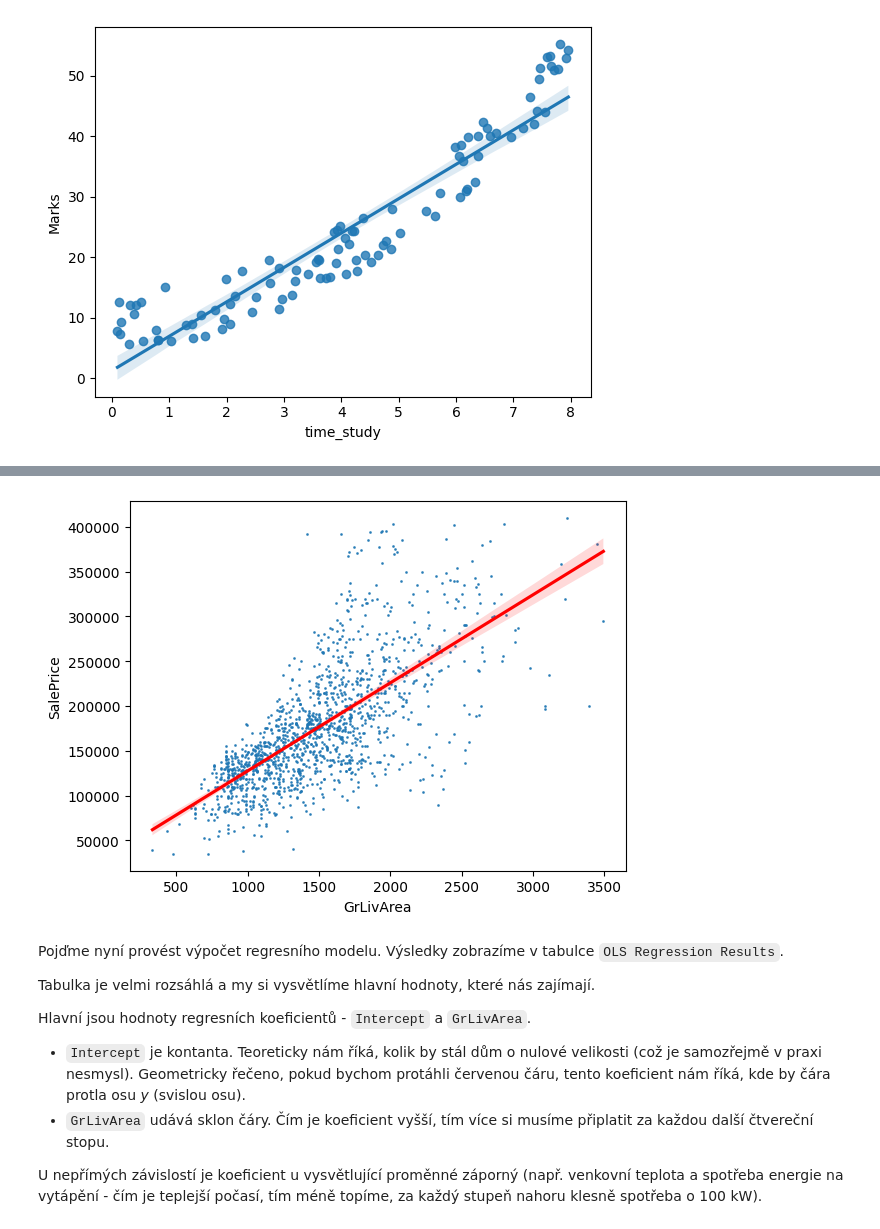
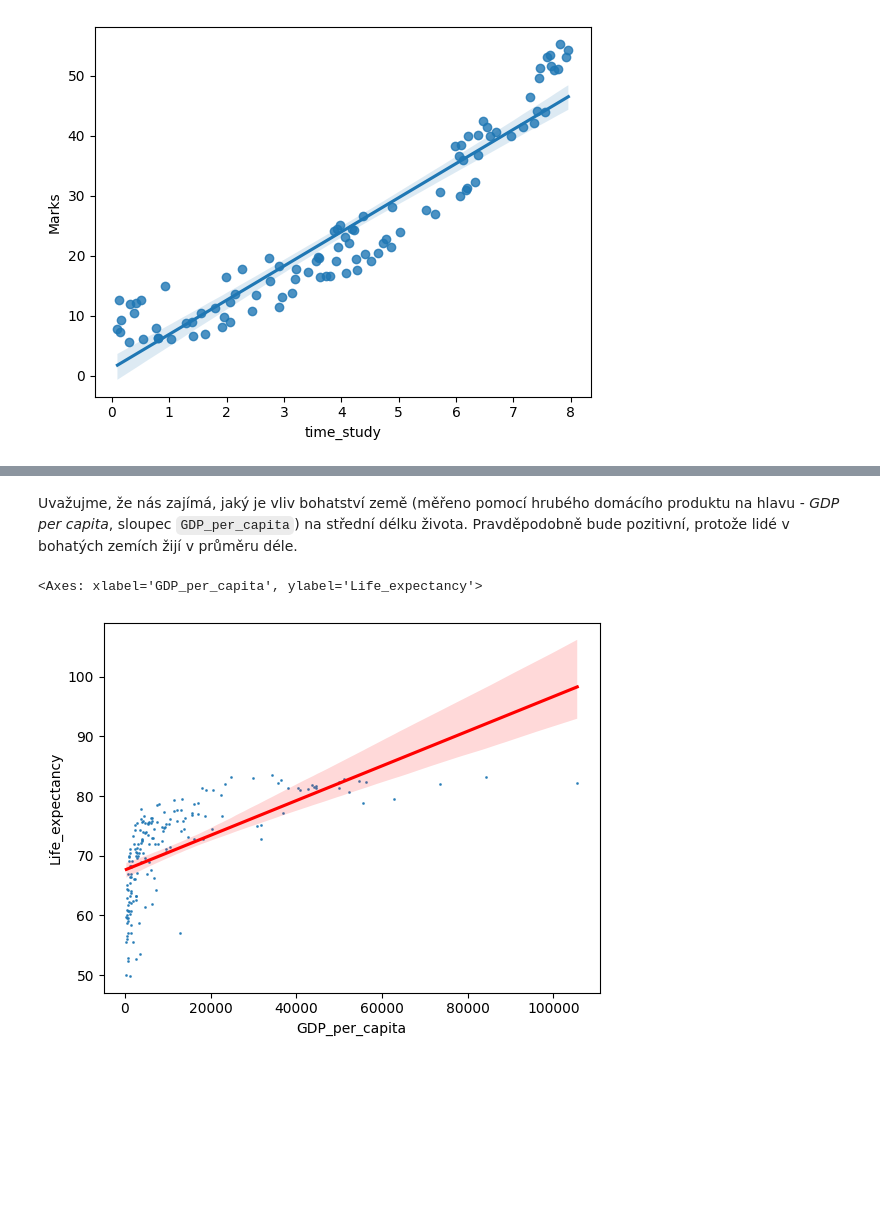
Before and after one commit to pesikj/PythonProDataScience, a Jupyter notebook: 06/lekce.ipynb, the cells around one changed output, grey strips where cells are left out. Drawn from its saved outputs; the diff is of its cells as text; code cells hidden in the pictures; blank space fills up the shorter version.

```diff
--- a/06/lekce.ipynb
+++ b/06/lekce.ipynb
@@ -101,0 +269,3 @@ Na grafu níže je vidět, že nejvíce odlehlá pozorování byla odebrána.
+# %%
+data = pd.read_csv("Life-Expectancy-Data-Updated.csv")
+data.head()
@@ -102,17 +280,8 @@ Na grafu níže je vidět, že nejvíce odlehlá pozorování byla odebrána.
+# %% [markdown]
+Uvažujme, že nás zajímá, jaký je vliv bohatství země (měřeno pomocí hrubého domácího produktu na hlavu - *GDP per capita*, sloupec `GDP_per_capita`) na střední délku života. Pravděpodobně bude pozitivní, protože lidé v bohatých zemích žijí v průměru déle.
 # %%
-data["SalePriceZScore"] = np.abs(stats.zscore(data['SalePrice']))
-data = data[data["SalePriceZScore"] < 3]
-g = sns.regplot(data, x="GrLivArea", y="SalePrice", scatter_kws={"s": 1}, line_kws={"color":"r"})
+data = data[data["Year"] == 2014]
+sns.regplot(data, x="GDP_per_capita", y="Life_expectancy", scatter_kws={"s": 1}, line_kws={"color":"r"})
 # %% [output]
+<Axes: xlabel='GDP_per_capita', ylabel='Life_expectancy'>
-[figure, old version]
+[figure, new version]
-# %% [markdown]
-Pojďme nyní provést výpočet regresního modelu. Výsledky zobrazíme v tabulce `OLS Regression Results`.
-
-Tabulka je velmi rozsáhlá a my si vysvětlíme hlavní hodnoty, které nás zajímají.
-
-Hlavní jsou hodnoty regresních koeficientů - `Intercept` a `GrLivArea`.
-
-- `Intercept` je kontanta. Teoreticky nám říká, kolik by stál dům o nulové velikosti (což je samozřejmě v praxi nesmysl). Geometricky řečeno, pokud bychom protáhli červenou čáru, tento koeficient nám říká, kde by čára protla osu *y* (svislou osu).
-- `GrLivArea` udává sklon čáry. Čím je koeficient vyšší, tím více si musíme připlatit za každou další čtvereční stopu.
-
-U nepřímých závislostí je koeficient u vysvětlující proměnné záporný (např. venkovní teplota a spotřeba energie na vytápění - čím je teplejší počasí, tím méně topíme, za každý stupeň nahoru klesně spotřeba o 100 kW).
```
Also changed, not shown: parts of 42 cells of this notebook, 8 other files.
